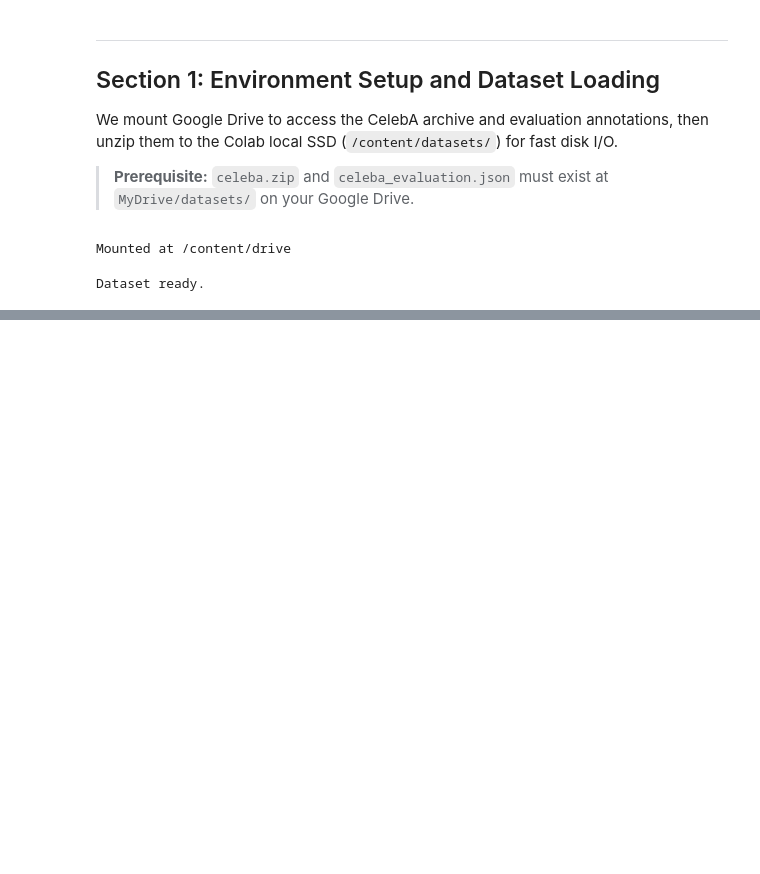
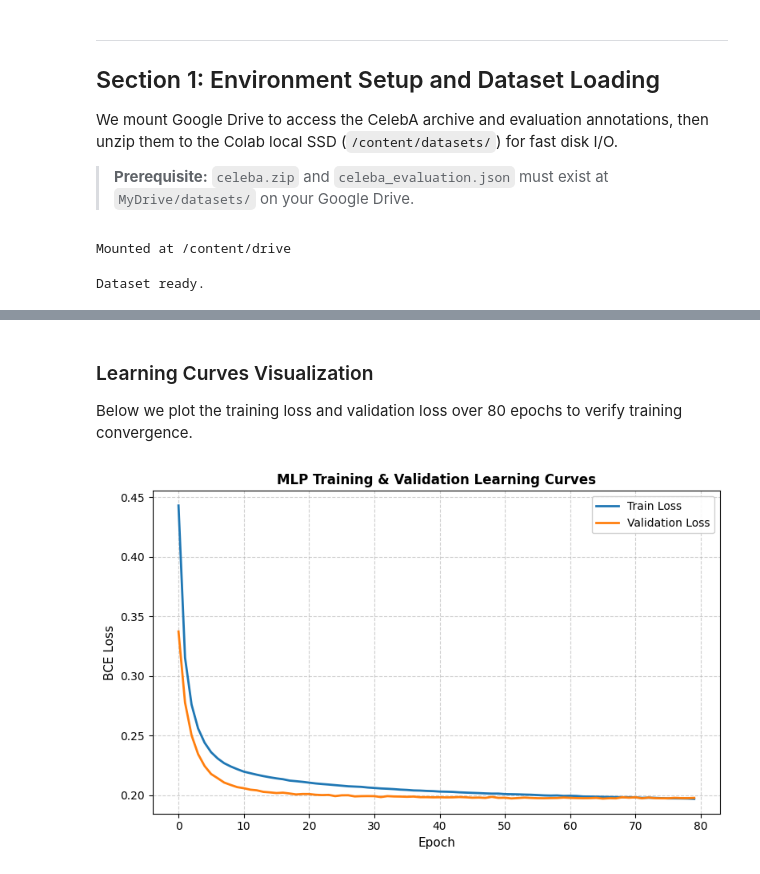
Before and after one commit to QuanNguyenCS/Deep-Learning-Assignment, a Jupyter notebook: Report_Notebook.ipynb, the cells around one changed output, grey strips where cells are left out. Drawn from its saved outputs; the diff is of its cells as text; code cells hidden in the pictures; blank space fills up the shorter version.

Commit message:
feat: add project reports, visualization assets, and modular utility scripts for experiment analysis and testing

```diff
--- a/Report_Notebook.ipynb
+++ b/Report_Notebook.ipynb
@@ -817,0 +916,15 @@ Our method consistently outperforms both baselines across all metrics.
+# %%
+class MLPClassifier(nn.Module):
+    """
+    Lightweight MLP Classifier: Maps CLIP embedding space to attribute probability vectors.
+    """
+    def __init__(self, input_dim: int = 512, h1: int = 256, h2: int = 128, output_dim: int = 40):
+        super().__init__()
+        self.net = nn.Sequential(
+            nn.Linear(input_dim, h1), nn.LayerNorm(h1), nn.SiLU(), nn.Dropout(0.2),
+            nn.Linear(h1, h2),       nn.LayerNorm(h2), nn.SiLU(), nn.Dropout(0.2),
+            nn.Linear(h2, output_dim), nn.Sigmoid(),
+        )
+
+    def forward(self, x: torch.Tensor) -> torch.Tensor:
+        return self.net(x)
@@ -817,0 +1029,19 @@ Our method consistently outperforms both baselines across all metrics.
+# %% [markdown]
+### Learning Curves Visualization
+
+Below we plot the training loss and validation loss over 80 epochs to verify training convergence.
+# %%
+plt.figure(figsize=(8, 5))
+plt.plot(train_loss_hist, label='Train Loss', color='#1f77b4', linewidth=2)
+plt.plot(val_loss_hist, label='Validation Loss', color='#ff7f0e', linewidth=2)
+plt.xlabel('Epoch', fontsize=11)
+plt.ylabel('BCE Loss', fontsize=11)
+plt.title('MLP Training & Validation Learning Curves', fontsize=12, fontweight='bold')
+# Using simple hyphen - instead of em-dash
+plt.grid(True, linestyle='--', alpha=0.6)
+plt.legend(frameon=True, facecolor='white', framealpha=0.9)
+plt.tight_layout()
+plt.savefig('/content/mlp_learning_curves.png', dpi=120, bbox_inches='tight')
+plt.show()
+# %% [output]
+[figure, added]
```
Also changed, not shown: parts of 56 cells of this notebook, 14 other files.
